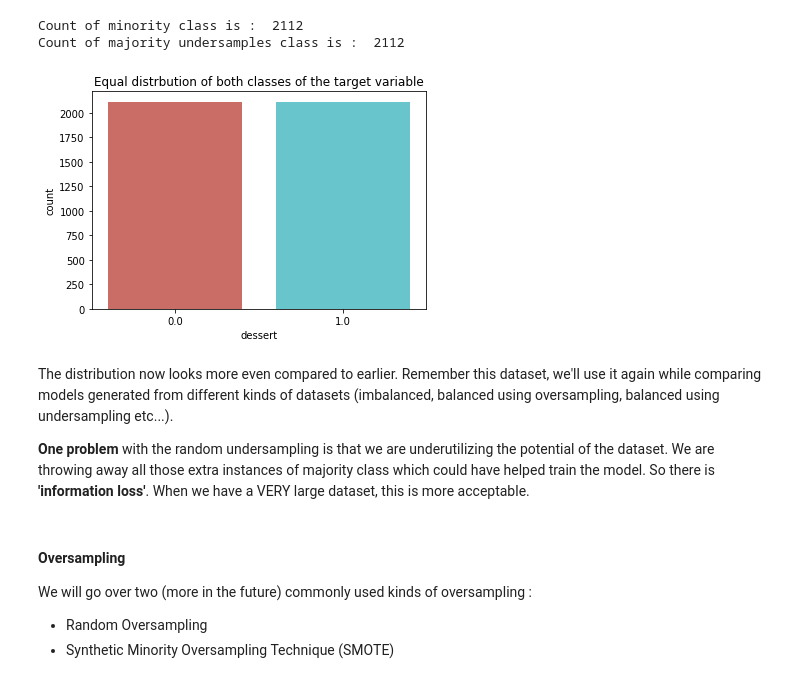
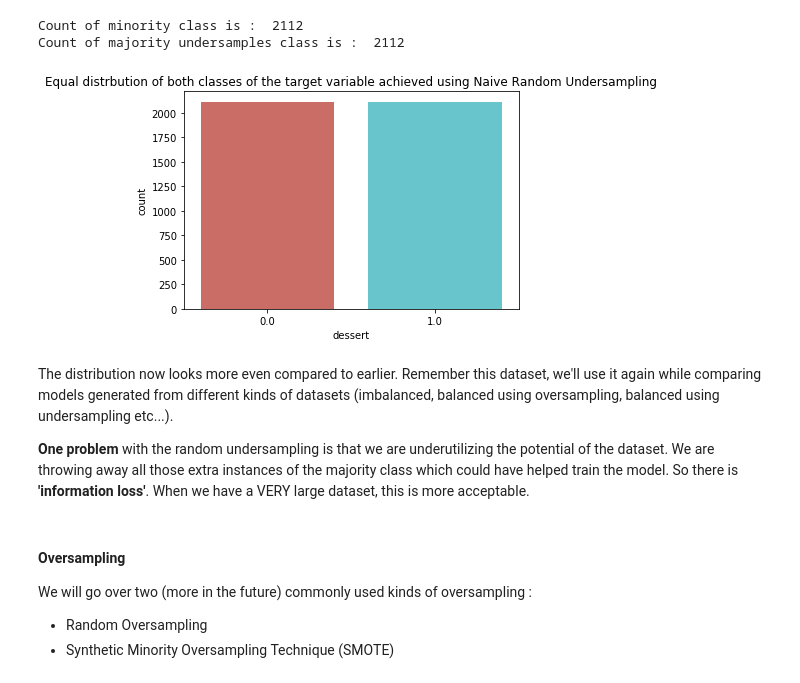
Before and after one commit to shwetapurushe/data-science-world, a Jupyter notebook: Projects/Recipes/Recipes_regression.ipynb, the cells around one changed output. Saved outputs shown, nothing was run; the diff lists cells and outputs as text; code cells hidden in the pictures.

```diff
--- a/Projects/Recipes/Recipes_regression.ipynb
+++ b/Projects/Recipes/Recipes_regression.ipynb
@@ -267,21 +267,21 @@ Count of majority undersamples class is :  2112
 # %%
 #generating a balanced input dataset
 co_df = pd.concat([desserts_df, non_desert_df_un], axis=0)
 
 # Shuffle dataframe rows _un for undersampling
 ba_recipes_df_un = co_df.sample(frac= 1, random_state = 1)
 
 #lets confirm
-sns.countplot(x = ba_recipes_df_un.dessert, palette='hls')b
-plt.title('Equal distrbution of both classes of the target variable')
+sns.countplot(x = ba_recipes_df_un.dessert, palette='hls')
+plt.title('Equal distrbution of both classes of the target variable achieved using Naive Random Undersampling')
 plt.show()
 # %% [output]
-[figure, old version]
+[figure, new version]
 # %% [markdown]
 The distribution now looks more even compared to earlier. Remember this dataset, we'll use it again while comparing models generated from different kinds of datasets (imbalanced, balanced using oversampling, balanced using undersampling etc...).
 
 
-**One problem** with the random undersampling is that we are underutilizing the potential of the dataset. We are throwing away all those extra instances of majority class which could have helped train the model. So there is **'information loss'**. When we have a VERY large dataset, this is more acceptable.
+**One problem** with the random undersampling is that we are underutilizing the potential of the dataset. We are throwing away all those extra instances of the majority class which could have helped train the model. So there is **'information loss'**. When we have a VERY large dataset, this is more acceptable.
 # %% [markdown]
 #### Oversampling
 We will go over two (more in the future) commonly used kinds of oversampling :
```
Also changed, not shown: parts of 11 cells of this notebook.
